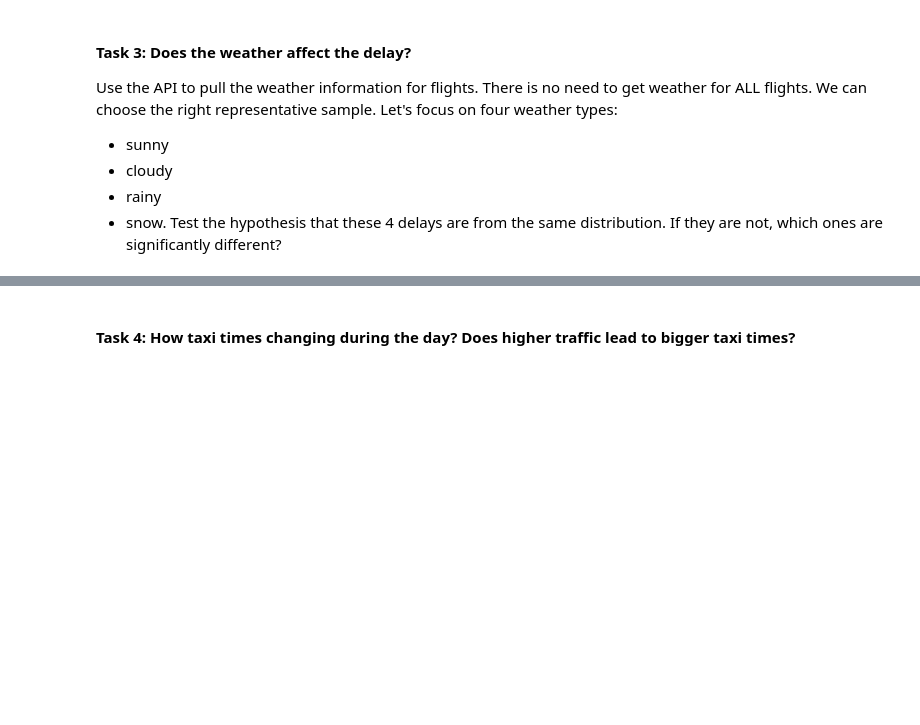
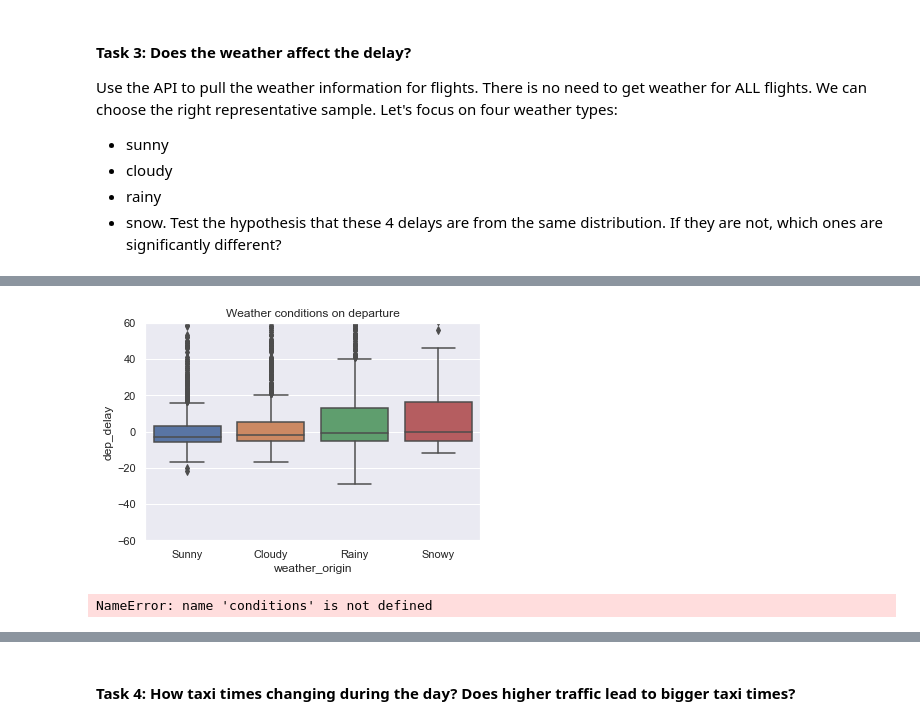
Before and after one commit to Noah2252/Lighthouse-Lab-Midterm-Project, a Jupyter notebook: exploratory_analysis.ipynb, the cells around one changed output, grey strips where cells are left out. Drawn from its saved outputs; the diff is of its cells as text; code cells hidden in the pictures; blank space fills up the shorter version.

```diff
--- a/exploratory_analysis.ipynb
+++ b/exploratory_analysis.ipynb
@@ -253,0 +424,7 @@ Test the hypothesis that these 4 delays are from the same distribution. If they
+# %%
+sns.boxplot(data=flights_with_weather, x='weather_origin', y='dep_delay', order=weather_categories)
+plt.title('Weather conditions on departure')
+plt.ylim(-60, 60)
+plt.show()
+# %% [output]
+[figure, added]
@@ -253,0 +438,4 @@ Test the hypothesis that these 4 delays are from the same distribution. If they
+# %%
+all_ranksums(conditions, delays_dep)
+# %% [output]
+NameError: name 'conditions' is not defined
```
Also changed, not shown: parts of 79 cells of this notebook.
